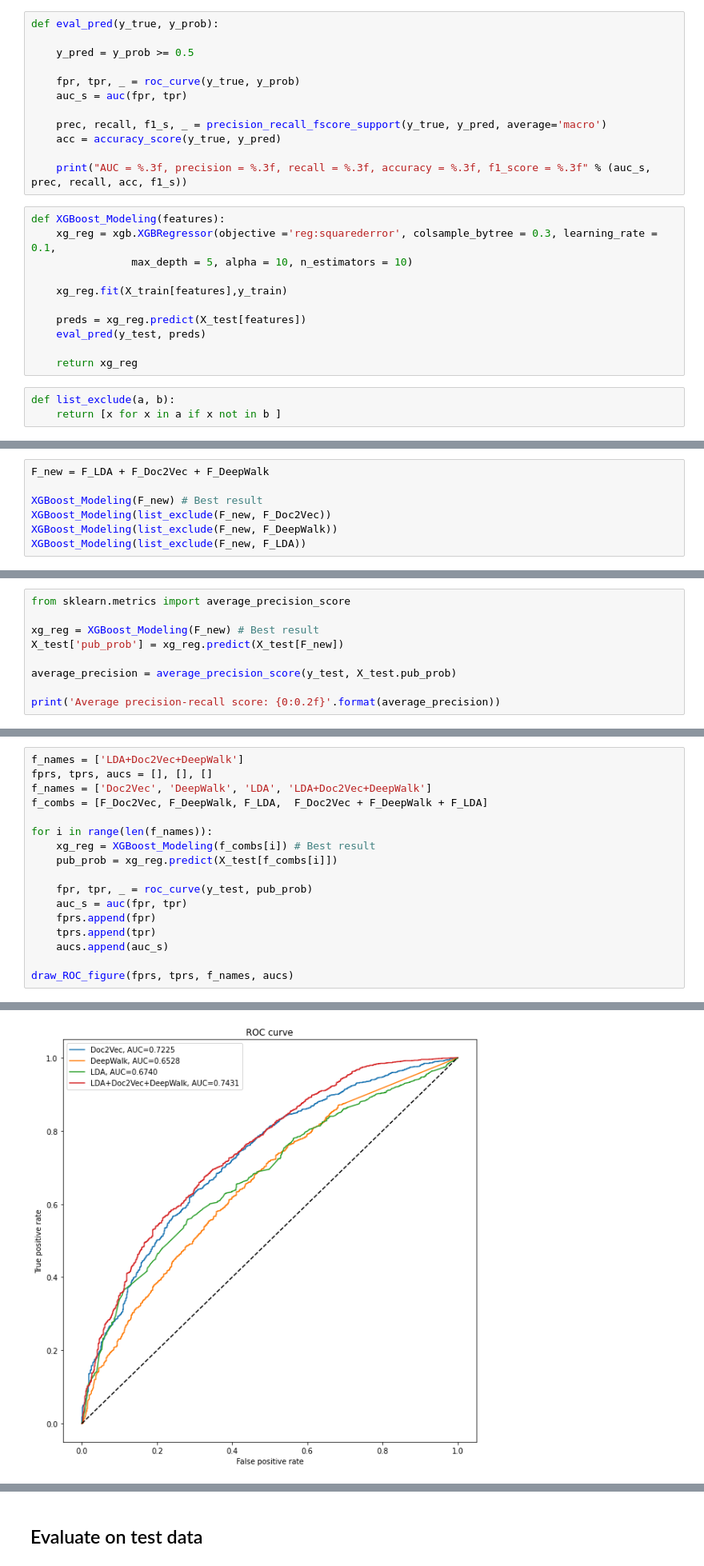
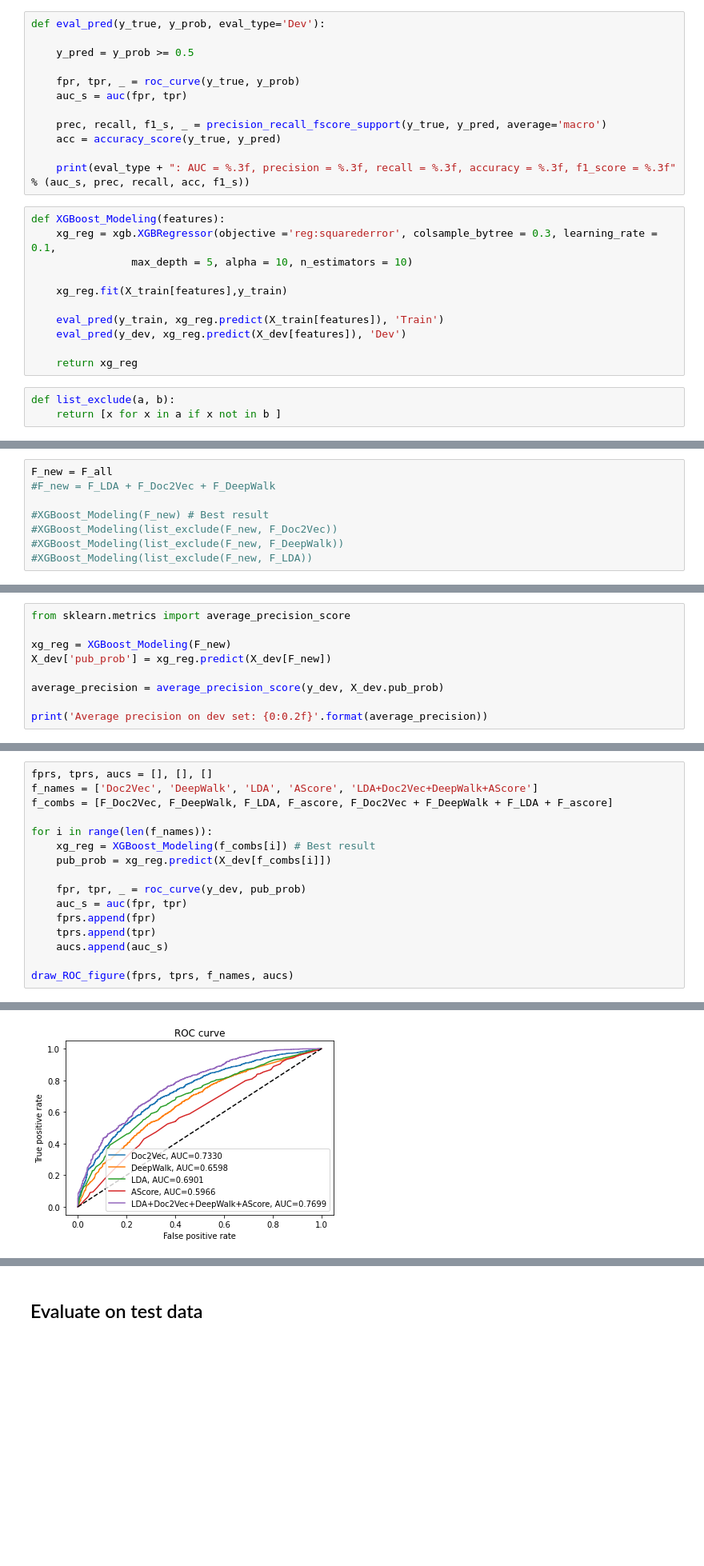
Before and after one commit to SFB-KAUST/covid-review, a Jupyter notebook: 3.Feature_selection.ipynb, the cells around one changed output, grey strips where cells are left out. Shown: that part at 80% size. Drawn from its saved outputs; the diff is of its cells as text; blank space fills up the shorter version.

```diff
--- a/3.Feature_selection.ipynb
+++ b/3.Feature_selection.ipynb
@@ -69,5 +69,5 @@ X_train, X_test, y_train, y_test = train_test_split(X, y, test_size=0.2, random_
 # %%
-def eval_pred(y_true, y_prob):
+def eval_pred(y_true, y_prob, eval_type='Dev'):
 
     y_pred = y_prob >= 0.5
 
@@ -77,7 +77,7 @@ def eval_pred(y_true, y_prob):
     prec, recall, f1_s, _ = precision_recall_fscore_support(y_true, y_pred, average='macro')
     acc = accuracy_score(y_true, y_pred)
 
-    print("AUC = %.3f, precision = %.3f, recall = %.3f, accuracy = %.3f, f1_score = %.3f" % (auc_s, prec, recall, acc, f1_s))
+    print(eval_type + ": AUC = %.3f, precision = %.3f, recall = %.3f, accuracy = %.3f, f1_score = %.3f" % (auc_s, prec, recall, acc, f1_s))
 # %%
 def XGBoost_Modeling(features):
     xg_reg = xgb.XGBRegressor(objective ='reg:squarederror', colsample_bytree = 0.3, learning_rate = 0.1,
@@ -85,8 +85,8 @@ def XGBoost_Modeling(features):
 
     xg_reg.fit(X_train[features],y_train)
 
-    preds = xg_reg.predict(X_test[features])
-    eval_pred(y_test, preds)
+    eval_pred(y_train, xg_reg.predict(X_train[features]), 'Train')
+    eval_pred(y_dev, xg_reg.predict(X_dev[features]), 'Dev')
 
     return xg_reg
 # %%
@@ -115,9 +120,10 @@ XGBRegressor(alpha=10, base_score=0.5, booster='gbtree', colsample_bylevel=1,
              reg_alpha=10, reg_lambda=1, scale_pos_weight=1, subsample=1,
              tree_method='exact', validate_parameters=1, verbosity=None)
 # %%
-F_new = F_LDA + F_Doc2Vec + F_DeepWalk
+F_new = F_all
+#F_new = F_LDA + F_Doc2Vec + F_DeepWalk
 
-XGBoost_Modeling(F_new) # Best result
-XGBoost_Modeling(list_exclude(F_new, F_Doc2Vec))
-XGBoost_Modeling(list_exclude(F_new, F_DeepWalk))
-XGBoost_Modeling(list_exclude(F_new, F_LDA))
+#XGBoost_Modeling(F_new) # Best result
+#XGBoost_Modeling(list_exclude(F_new, F_Doc2Vec))
+#XGBoost_Modeling(list_exclude(F_new, F_DeepWalk))
+#XGBoost_Modeling(list_exclude(F_new, F_LDA))
@@ -152,10 +145,10 @@ def draw_ROC_figure(fprs, tprs, f_names, aucs):
 # %%
 from sklearn.metrics import average_precision_score
 
-xg_reg = XGBoost_Modeling(F_new) # Best result
-X_test['pub_prob'] = xg_reg.predict(X_test[F_new])
+xg_reg = XGBoost_Modeling(F_new)
+X_dev['pub_prob'] = xg_reg.predict(X_dev[F_new])
 
-average_precision = average_precision_score(y_test, X_test.pub_prob)
+average_precision = average_precision_score(y_dev, X_dev.pub_prob)
 
-print('Average precision-recall score: {0:0.2f}'.format(average_precision))
+print('Average precision on dev set: {0:0.2f}'.format(average_precision))
 # %% [output]
@@ -169,14 +163,13 @@ See the caveats in the documentation: https://pandas.pydata.org/pandas-docs/stab
 # %%
-f_names = ['LDA+Doc2Vec+DeepWalk']
 fprs, tprs, aucs = [], [], []
-f_names = ['Doc2Vec', 'DeepWalk', 'LDA', 'LDA+Doc2Vec+DeepWalk']
-f_combs = [F_Doc2Vec, F_DeepWalk, F_LDA,  F_Doc2Vec + F_DeepWalk + F_LDA]
+f_names = ['Doc2Vec', 'DeepWalk', 'LDA', 'AScore', 'LDA+Doc2Vec+DeepWalk+AScore']
+f_combs = [F_Doc2Vec, F_DeepWalk, F_LDA, F_ascore, F_Doc2Vec + F_DeepWalk + F_LDA + F_ascore]
 
 for i in range(len(f_names)):
     xg_reg = XGBoost_Modeling(f_combs[i]) # Best result
-    pub_prob = xg_reg.predict(X_test[f_combs[i]])
+    pub_prob = xg_reg.predict(X_dev[f_combs[i]])
 
-    fpr, tpr, _ = roc_curve(y_test, pub_prob)
+    fpr, tpr, _ = roc_curve(y_dev, pub_prob)
     auc_s = auc(fpr, tpr)
     fprs.append(fpr)
     tprs.append(tpr)
@@ -191,4 +190,4 @@ AUC = 0.743, precision = 0.789, recall = 0.606, accuracy = 0.779, f1_score = 0.6
-[figure, old version]
+[figure, new version]
 # %%
 from sklearn.metrics import precision_recall_curve
 
```
Also changed, not shown: parts of 16 cells of this notebook, 5 other files.
